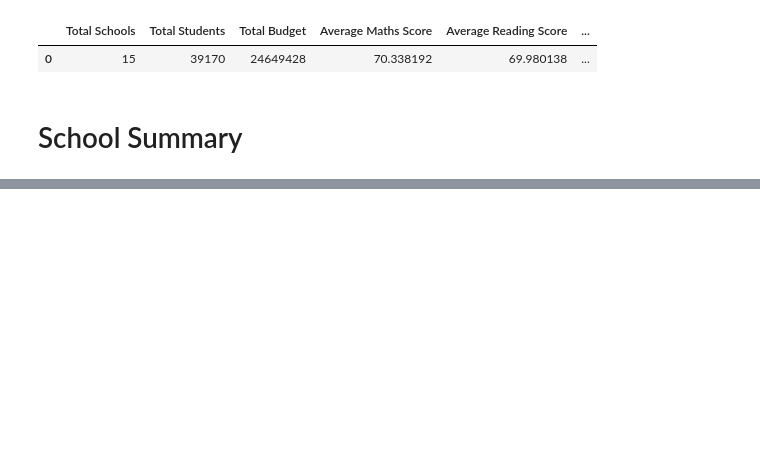
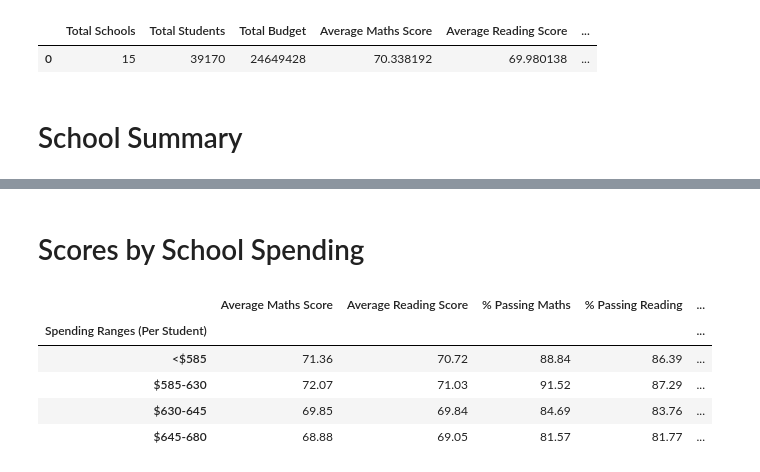
Before and after one commit to Tim-U-12/pandas-challenge, a Jupyter notebook: PyCitySchools/main.ipynb, the cells around one changed output, grey strips where cells are left out. Saved outputs shown, nothing was run; the diff lists cells and outputs as text; code cells hidden in the pictures; blank space fills up the shorter version.

```diff
--- a/PyCitySchools/main.ipynb
+++ b/PyCitySchools/main.ipynb
@@ -171,0 +210,21 @@ Name: maths_score, dtype: float64
+# %% [markdown]
+# Scores by School Spending
+# %%
+bins = [0, 585, 630, 645, 680]
+group_names = ["<$585", "$585-630", "$630-645", "$645-680"]
+
+school_summary["Spending Ranges (Per Student)"] = pd.cut(school_summary["Per Student Budget"], bins, labels=group_names, include_lowest=True)
+groupby_spending_ranges = school_summary.groupby("Spending Ranges (Per Student)").mean()
+
+del groupby_spending_ranges["Total Students"]
+del groupby_spending_ranges["Total School Budget"]
+del groupby_spending_ranges["Per Student Budget"]
+
+groupby_spending_ranges.round(2)
+# %% [output]
+|  | Average Maths Score | Average Reading Score | % Passing Maths | % Passing Reading | ... |
+| Spending Ranges (Per Student) |  |  |  |  | ... |
+| <$585 | 71.36 | 70.72 | 88.84 | 86.39 | ... |
+| $585-630 | 72.07 | 71.03 | 91.52 | 87.29 | ... |
+| $630-645 | 69.85 | 69.84 | 84.69 | 83.76 | ... |
+| $645-680 | 68.88 | 69.05 | 81.57 | 81.77 | ... |
```
Also changed, not shown: parts of 21 cells of this notebook.
